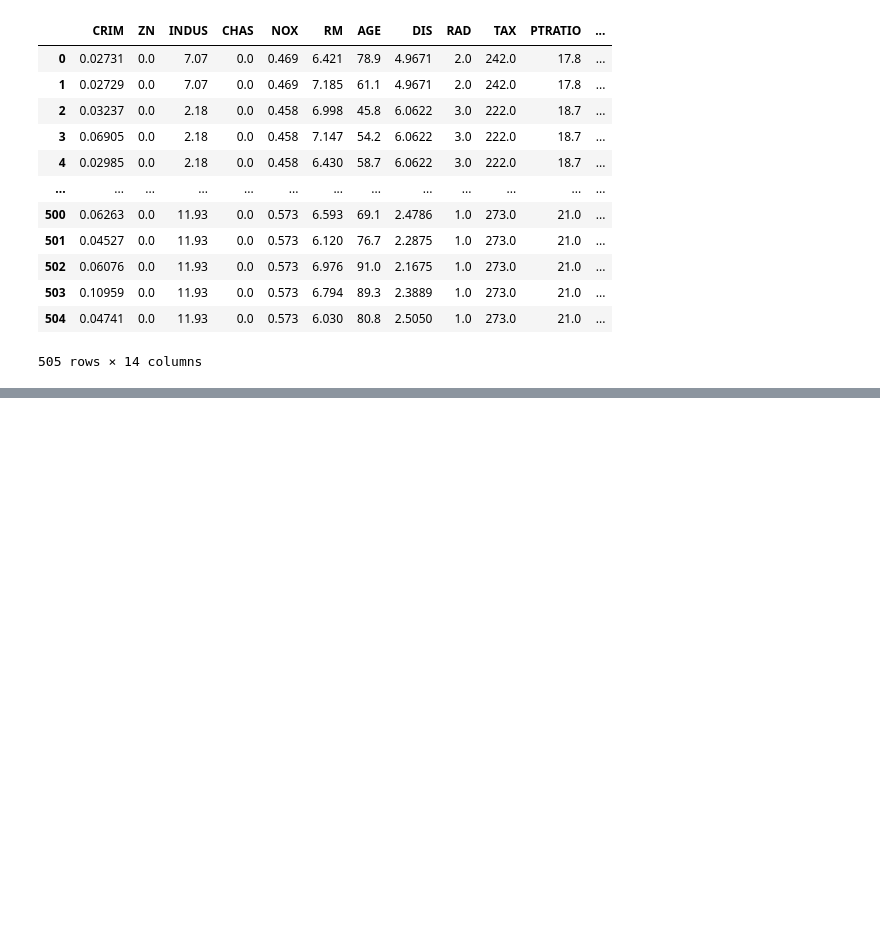
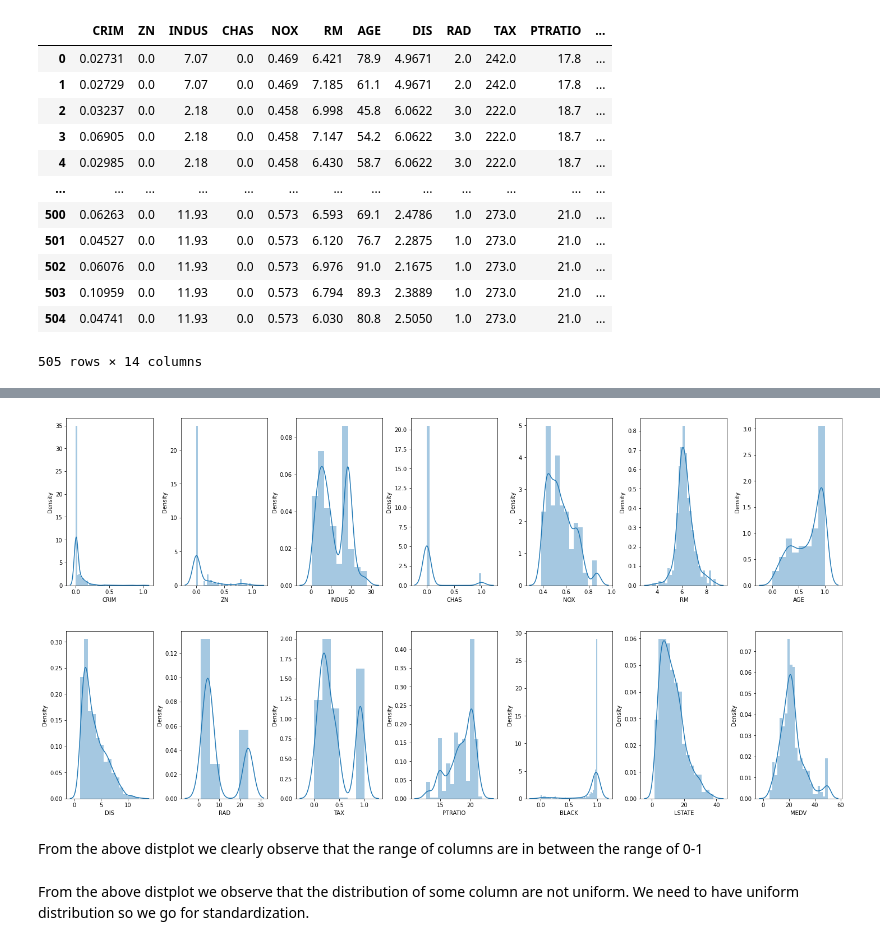
Before and after one commit to farhanraza200001/Boston-house-price-production-Analysis-Regression-, a Jupyter notebook: Assignment_of_linear_reg_on_house_boston_dataset_Linear_Regression.ipynb, the cells around one changed output, grey strips where cells are left out. Drawn from its saved outputs; the diff is of its cells as text; code cells hidden in the pictures; blank space fills up the shorter version.

```diff
--- a/Assignment_of_linear_reg_on_house_boston_dataset_Linear_Regression.ipynb
+++ b/Assignment_of_linear_reg_on_house_boston_dataset_Linear_Regression.ipynb
@@ -91,0 +189,22 @@ new_df
+# %%
+cols = ['CRIM','ZN','AGE','BLACK','TAX']
+for col in cols:
+  #find min and max of given columns
+  minimum = min(new_df[col])
+  maximum = max(new_df[col])
+  new_df[col] = (new_df[col]-minimum)/(maximum-minimum)
+# %%
+fig,ax = plt.subplots(ncols=7,nrows=2,figsize=(20,10))
+index=0
+ax = ax.flatten()
+for col, value in new_df.items():
+  sns.distplot(value, ax=ax[index])
+  index+=1
+  plt.tight_layout(pad=0.5, w_pad=0.7, h_pad=5.0)
+# %% [output]
+[figure, added]
+# %% [markdown]
+From the above distplot we clearly observe that the range of columns are in between the range of 0-1
+# %% [markdown]
+From the above distplot we observe that the distribution of some column are not uniform.
+We need to have uniform distribution so we go for standardization.
```
Also changed, not shown: parts of 30 cells of this notebook.
